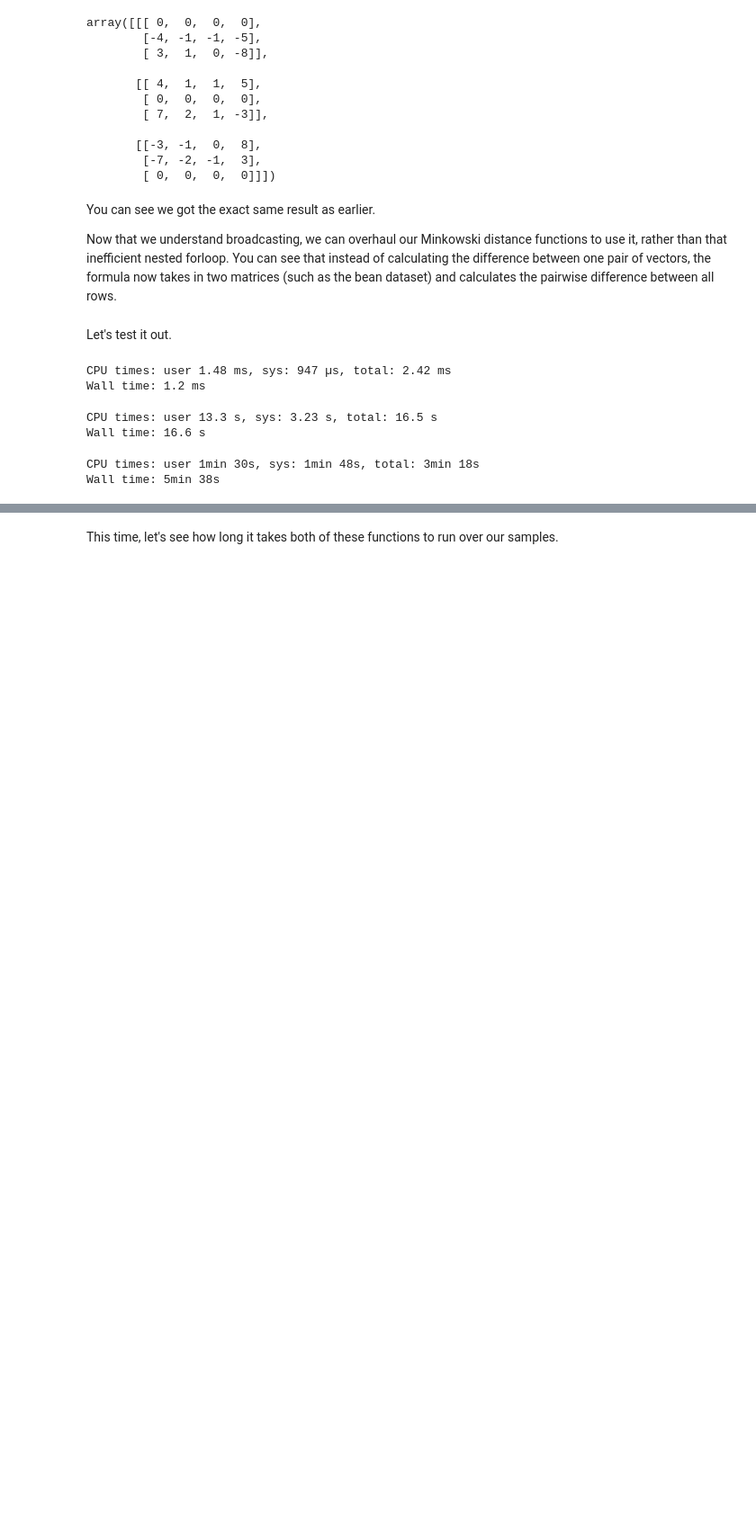
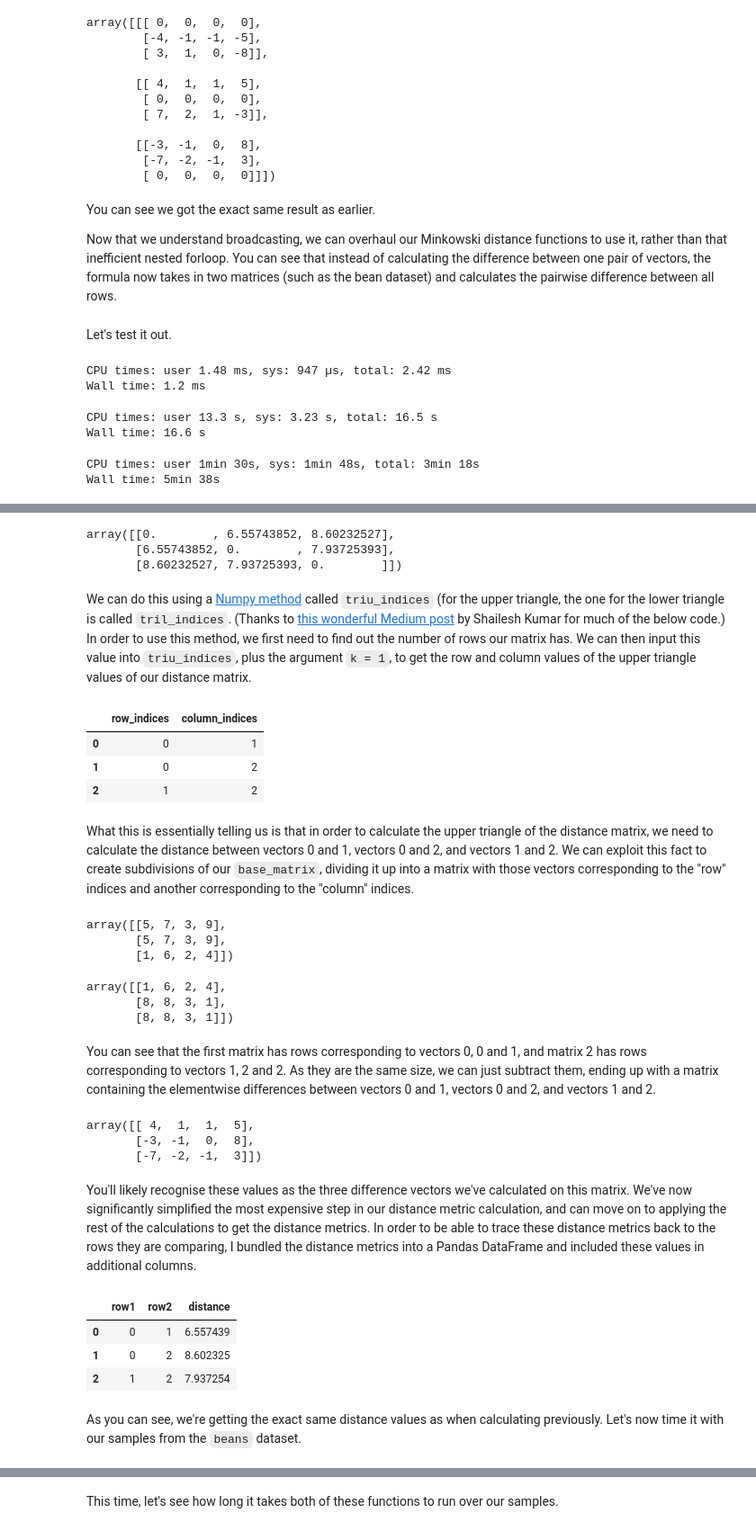
Before and after one commit to t-redactyl/vectorising-python, a Jupyter notebook: vectorising-minkowski.ipynb, the cells around one changed output, grey strips where cells are left out. Shown at 90% size. Drawn from its saved outputs; the diff is of its cells as text; code cells hidden in the pictures; blank space fills up the shorter version.

Commit message:
Updated with section on upper triangle calculations

```diff
--- a/vectorising-minkowski.ipynb
+++ b/vectorising-minkowski.ipynb
@@ -337,0 +346,66 @@ Wall time: 5min 38s
+# %%
+calculate_minkowski_distance_vectorised(base_matrix, base_matrix, 2)
+# %% [output]
+array([[0.        , 6.55743852, 8.60232527],
+       [6.55743852, 0.        , 7.93725393],
+       [8.60232527, 7.93725393, 0.        ]])
+# %% [markdown]
+We can do this using a [Numpy method](https://numpy.org/doc/stable/reference/generated/numpy.triu_indices.html) called `triu_indices` (for the upper triangle, the one for the lower triangle is called `tril_indices`. (Thanks to [this wonderful Medium post](https://towardsdatascience.com/vectorizing-computations-on-pairs-of-elements-in-an-nd-array-326b5a648ad6) by Shailesh Kumar for much of the below code.) In order to use this method, we first need to find out the number of rows our matrix has. We can then input this value into `triu_indices`, plus the argument `k = 1`, to get the row and column values of the upper triangle values of our distance matrix.
+# %%
+n = base_matrix.shape[0]
+row_indices, column_indices = np.triu_indices(n, k = 1)
+pd.DataFrame({
+    "row_indices": row_indices,
+    "column_indices": column_indices
+})
+# %% [output]
+|  | row_indices | column_indices |
+| 0 | 0 | 1 |
+| 1 | 0 | 2 |
+| 2 | 1 | 2 |
+# %% [markdown]
+What this is essentially telling us is that in order to calculate the upper triangle of the distance matrix, we need to calculate the distance between vectors 0 and 1, vectors 0 and 2, and vectors 1 and 2. We can exploit this fact to create subdivisions of our `base_matrix`, dividing it up into a matrix with those vectors corresponding to the "row" indices and another corresponding to the "column" indices.
+# %%
+base_matrix[row_indices]
+# %% [output]
+array([[5, 7, 3, 9],
+       [5, 7, 3, 9],
+       [1, 6, 2, 4]])
+# %%
+base_matrix[column_indices]
+# %% [output]
+array([[1, 6, 2, 4],
+       [8, 8, 3, 1],
+       [8, 8, 3, 1]])
+# %% [markdown]
+You can see that the first matrix has rows corresponding to vectors 0, 0 and 1, and matrix 2 has rows corresponding to vectors 1, 2 and 2. As they are the same size, we can just subtract them, ending up with a matrix containing the elementwise differences between vectors 0 and 1, vectors 0 and 2, and vectors 1 and 2.
+# %%
+base_matrix[row_indices] - base_matrix[column_indices]
+# %% [output]
+array([[ 4,  1,  1,  5],
+       [-3, -1,  0,  8],
+       [-7, -2, -1,  3]])
+# %% [markdown]
+You'll likely recognise these values as the three difference vectors we've calculated on this matrix. We've now significantly simplified the most expensive step in our distance metric calculation, and can move on to applying the rest of the calculations to get the distance metrics. In order to be able to trace these distance metrics back to the rows they are comparing, I bundled the distance metrics into a Pandas DataFrame and included these values in additional columns.
+# %%
+def calculate_minkowski_distance_upper_triangle(s_array: np.array,
+                                                p: int
+                                                ) -> np.array:
+    n = s_array.shape[0]
+    row_indices, column_indices = np.triu_indices(n, k = 1)
+    diffs = s_array[row_indices] - s_array[column_indices]
+    abs_diffs = np.power(np.abs(diffs), p)
+    return pd.DataFrame({
+        "row1": row_indices,
+        "row2": column_indices,
+        "distance": abs_diffs.sum(axis=-1) ** (1 / p)
+    })
+# %%
+calculate_minkowski_distance_upper_triangle(base_matrix, 2)
+# %% [output]
+|  | row1 | row2 | distance |
+| 0 | 0 | 1 | 6.557439 |
+| 1 | 0 | 2 | 8.602325 |
+| 2 | 1 | 2 | 7.937254 |
+# %% [markdown]
+As you can see, we're getting the exact same distance values as when calculating previously. Let's now time it with our samples from the `beans` dataset.
```
Also changed, not shown: parts of 14 cells of this notebook.
